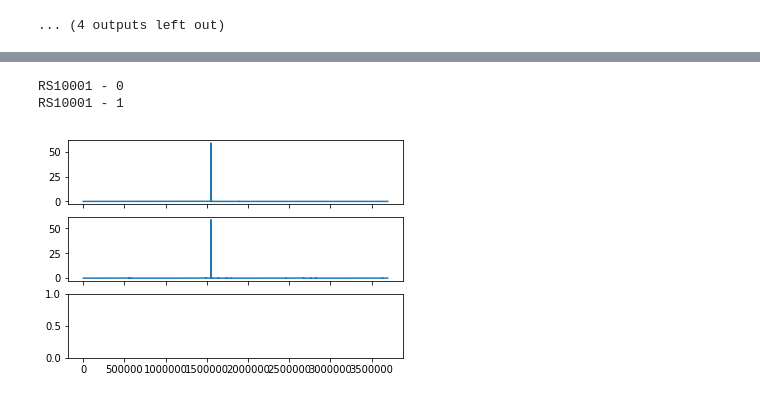
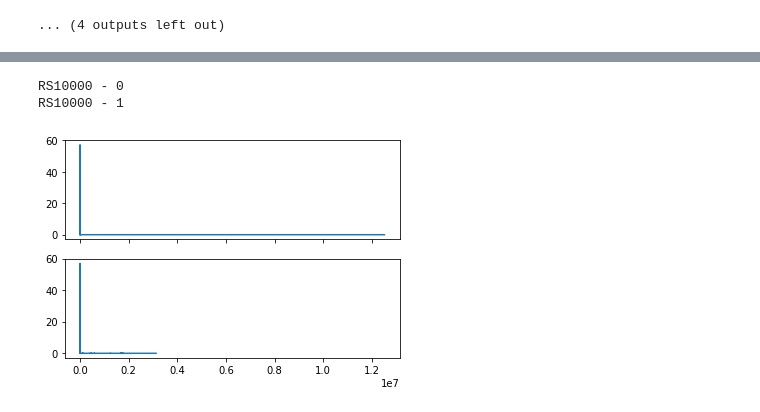
Before and after one commit to valeporti/stg_ete, a Jupyter notebook: explore.ipynb, the cells around one changed output, grey strips where cells are left out. Cells and saved outputs as stored; diff of their text form; code cells hidden in the pictures.

Commit message:
added functions to organise and print graphics

```diff
--- a/explore.ipynb
+++ b/explore.ipynb
@@ -288,33 +290,36 @@ plt.show()
 # %%
 def printOneVariableForAllPatients(mat_dir, labels, label, start, total):
     cnt = 0
     fcnt = 0
     for dir_path in os.listdir(mat_dir):
         if isStartStringMatched(dir_path, 'RS'):
             for file_path in os.listdir(mat_dir + dir_path):
                  if file_path.endswith(".mat"):
                     mat = sio.loadmat(mdir + dir_path + '/' + file_path)
                     ps = getPatientStruct(mat)
                     vo = getVoie(ps)
                     n = (vo.shape)[1]
                     if fcnt < start: fcnt += n; continue
                     fig, axs = plt.subplots(n, sharex=True) #, sharey=True)
                     for i in range(n):
                         #if fcnt < start: fcnt += 1; continue
                         if cnt >= total: continue
                         else: cnt += 1
                         print(dir_path + ' - ' + str(i))
                         info = getVoieInfo(vo, i)
                         # print
                         axs[i].plot(info[label])
                         """plt.subplot(n, 1, i+1)
                         plt.plot(info[label])
                         plt.xticks(fontsize=7)"""
-                    plt.savefig('./output/' + label + file_path.split('.')[0] + '.eps')
+                    plt.savefig('./output/' + label + file_path.split('.')[0] + '.jpg')
+                    plt.savefig('./output/' + label + file_path.split('.')[0] + '.tif')
+                    plt.savefig('./output/' + label + file_path.split('.')[0] + '.png')
+                    plt.savefig('./output/' + label + file_path.split('.')[0] + '.rgba')
                     if cnt >= total: return
 
-printOneVariableForAllPatients(mdir, labels, 'vectorFiltSignal', 2, 2)
+printOneVariableForAllPatients(mdir, labels, 'vectorFiltSignal', 0, 2)
 # %% [output]
-RS10001 - 0
-RS10001 - 1
+RS10000 - 0
+RS10000 - 1
-[figure, old version]
+[figure, new version]
```
Also changed, not shown: parts of 4 cells of this notebook, 1 other file.
